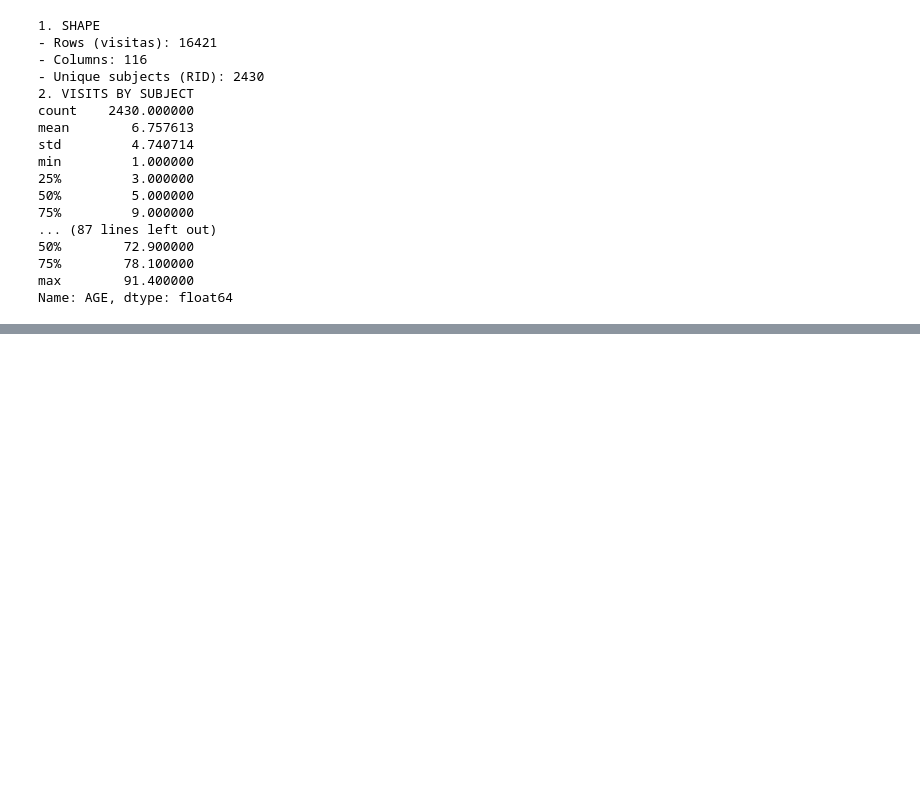
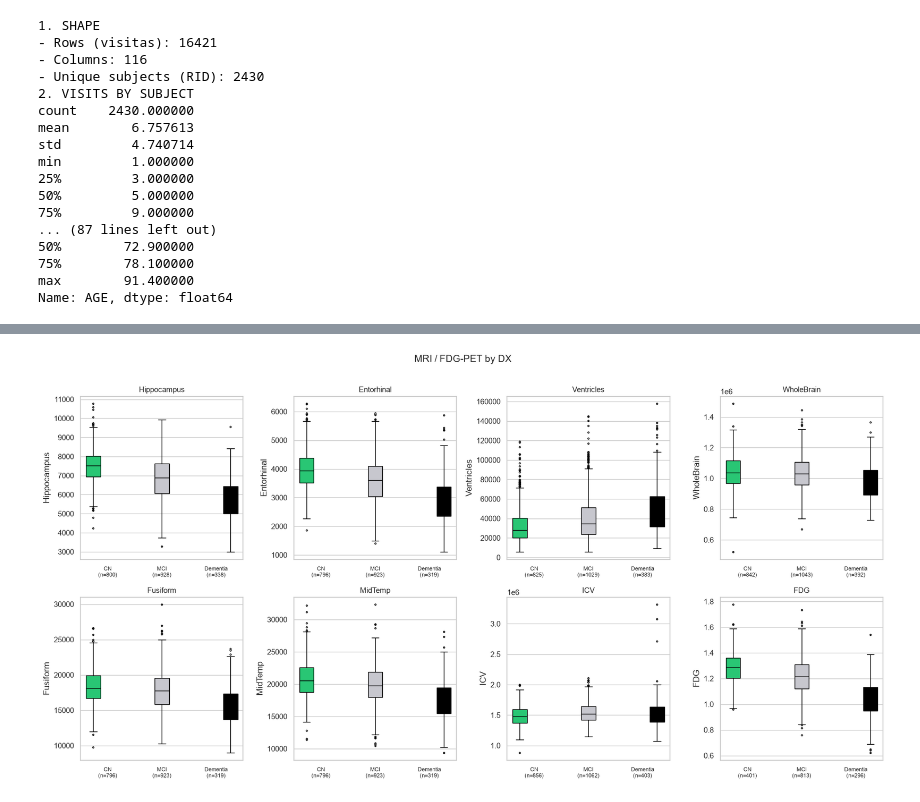
Before and after one commit to mariafranciscag/ADNI-MERGE, a Jupyter notebook: main_notebook.ipynb, the cells around one changed output, grey strips where cells are left out. Drawn from its saved outputs; the diff is of its cells as text; code cells hidden in the pictures; blank space fills up the shorter version.

```diff
--- a/main_notebook.ipynb
+++ b/main_notebook.ipynb
@@ -138,0 +596,7 @@ Of 116 columns, 28 (24%) exceed 50% missing; 18 are fully complete. This isn't u
+# %%
+boxgrid(first, ["Hippocampus", "Entorhinal", "Ventricles", "WholeBrain", "Fusiform", "MidTemp", "ICV", "FDG"],
+        4, "MRI / FDG-PET by DX", (17, 8.5))
+save_fig("04_boxplots_mri_fdg")
+plt.show()
+# %% [output]
+[figure, added]
```
Also changed, not shown: parts of 57 cells of this notebook.
